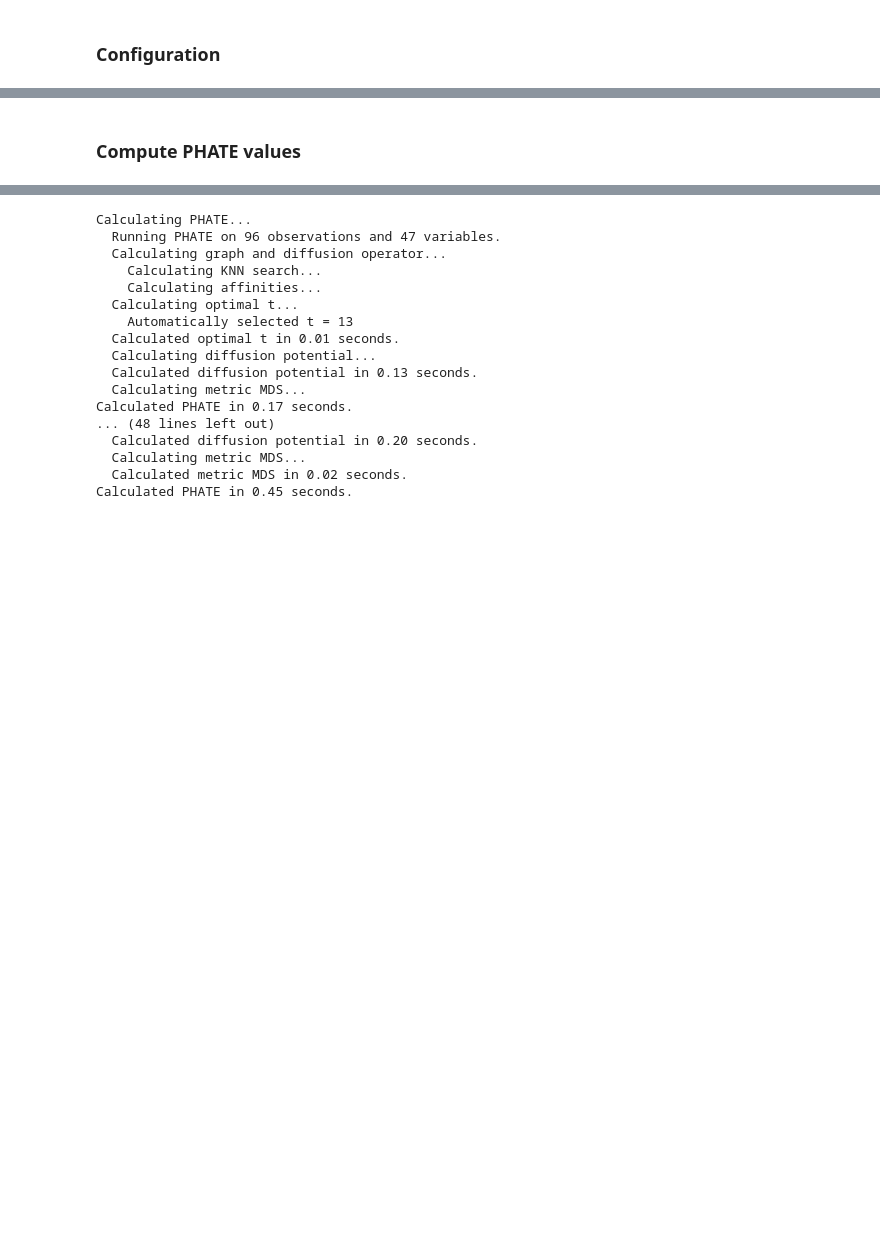
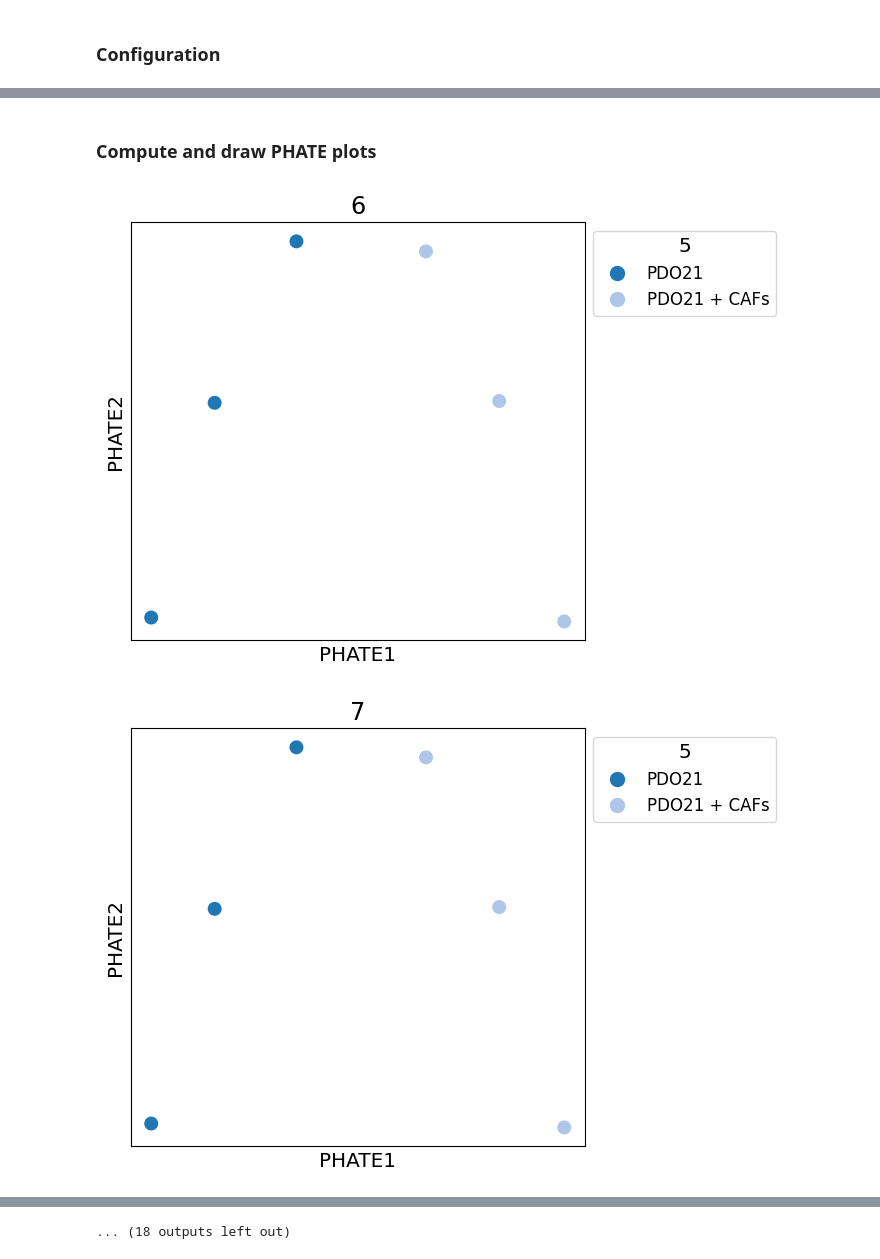
Before and after one commit to romainveillard/bio-utils, a Jupyter notebook: Cytof data processing.ipynb, the cells around one changed output, grey strips where cells are left out. Saved outputs shown, nothing was run; the diff lists cells and outputs as text; code cells hidden in the pictures; blank space fills up the shorter version.

Commit message:
Update plots

```diff
--- a/Cytof data processing.ipynb
+++ b/Cytof data processing.ipynb
@@ -496,5 +509,7 @@ emd_dataframe
 # k-nearest neighbors (KNNs) definition
 KNNs = [5, 10, 15, 20, 25]
 
+Ts = [6,7,8,9,10, "auto"]
+
 # random_state that needs to be the same for all PHATE computations
 random_state = 8
@@ -500,0 +518,18 @@ random_state = 8
+# %%
+conditions_to_keep = ["PDO21", "PDO21 + CAFs"]
+markers_to_keep = [89, 96, 97, 98, 99, 100, 101, 102, 104]
+
+# Filter data over Condition
+filtered_data = emd_dataframe[emd_dataframe['Condition_no_replicate'].isin(conditions_to_keep)]
+condition_values = filtered_data['Condition_no_replicate']
+
+# Filter columns based on whether their names start with any prefix in the array
+columns_markers_to_keep = [col for col in filtered_data.columns if any(col.startswith(str(prefix)) for prefix in markers_to_keep)]
+
+# Filter data over Markers
+filtered_data = filtered_data[columns_markers_to_keep]
+
+# Remove last column (Condition_no_replicate)
+filtered_data = filtered_data.iloc[:, :-1]
+
+filtered_data
@@ -501,28 +545,26 @@ random_state = 8
 # %% [markdown]
-### Compute PHATE values
+### Compute and draw PHATE plots
 # %%
 import phate
-
-# Initate empty dataframe to store the output from the phate operator. Each item in the operator will be an array with 2 columns - basically the coordinates for the PHATE plot.
-data_phates = []
-
-# To load from the processed data, we need to ignore the last 4 metadata columns
-# filtered_df = processed_data.iloc[:1000,:-4]
-
-# To load from EMD, we can use all the columns
-filtered_df = emd_dataframe
+import pandas as pd
+import scprep
 
 # For each K-nearest neighboors
 for knn in KNNs:
-    # Define the phate operator with its parameters
-    # Use of 'smacof' mds_solver as the 'sgd' default doesn't work
-    phate_op = phate.PHATE(random_state = random_state, knn = knn, mds_solver='smacof')
+    # For each level of diffusion
+    for t in Ts:
+        # Define the phate operator with its parameters
+        # Use of 'smacof' mds_solver as the 'sgd' default doesn't work
+        phate_op = phate.PHATE(random_state = random_state, knn = knn, t=t,
+                               mds_solver='smacof', n_jobs=-2, verbose=False)
 
-    # Make the phate operator (phate_op) transform the dataframe into an array with 2 columns containing the PHATE coordinates for each condition.
-    data_phate = phate_op.fit_transform(filtered_df)
+        # Make the phate operator (phate_op) transform the dataframe into an array with 2 columns containing the PHATE coordinates for each condition.
+        data_phate = phate_op.fit_transform(filtered_data)
+        data_phate = pd.DataFrame(data_phate, index=filtered_data.index)
 
-    # Append each phate array to the data_phates list for easier recall
-    data_phates.append(data_phate)
-
-data_phates
+        scprep.plot.scatter2d(data_phate, c=condition_values, cmap='tab20',
+                      ticks=False, label_prefix='PHATE',
+                      legend_anchor=(1,1), figsize=(7,5), title=t, legend_title=knn)
 # %% [output]
+[figure, added]
+[figure, added]
@@ -529,17 +581 @@ data_phates
-Calculating PHATE...
-  Running PHATE on 96 observations and 47 variables.
-  Calculating graph and diffusion operator...
-    Calculating KNN search...
-    Calculating affinities...
-  Calculating optimal t...
-    Automatically selected t = 13
-  Calculated optimal t in 0.01 seconds.
-  Calculating diffusion potential...
-  Calculated diffusion potential in 0.13 seconds.
-  Calculating metric MDS...
-Calculated PHATE in 0.17 seconds.
-... (48 lines left out)
-  Calculated diffusion potential in 0.20 seconds.
-  Calculating metric MDS...
-  Calculated metric MDS in 0.02 seconds.
-Calculated PHATE in 0.45 seconds.
+... (18 outputs left out)
```
Also changed, not shown: parts of 8 cells of this notebook.
